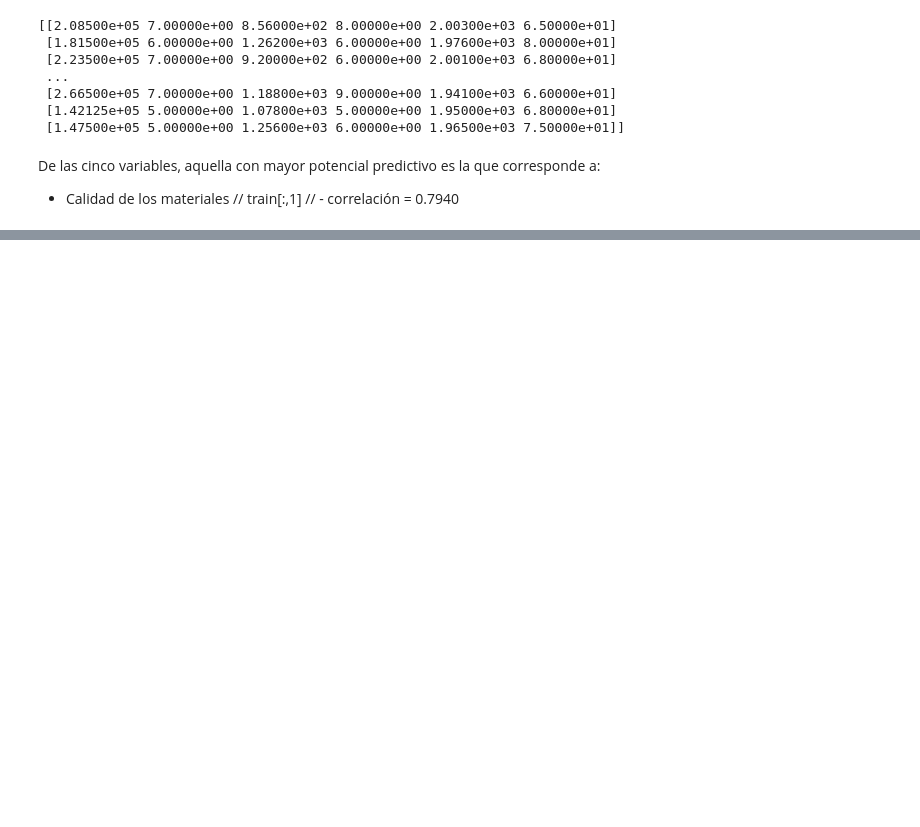
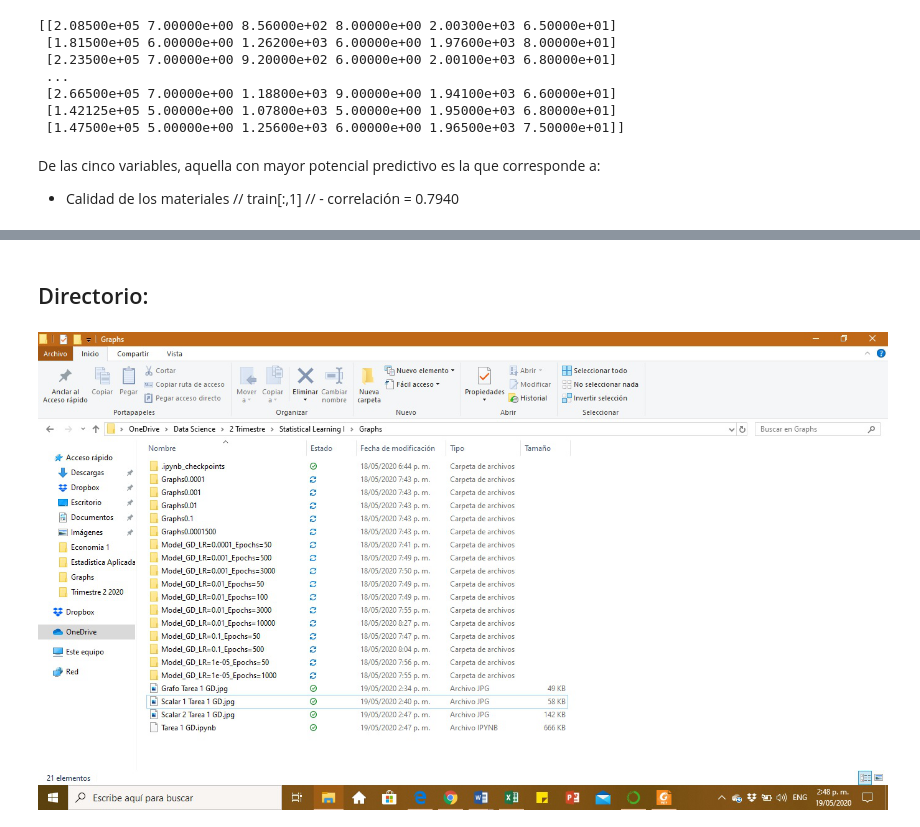
Before and after one commit to EldaCalderon/pythongalileo2020, a Jupyter notebook: Tarea 1 GD.ipynb, the cells around one changed output, grey strips where cells are left out. Cells and saved outputs as stored; diff of their text form; code cells hidden in the pictures; blank space fills up the shorter version.

```diff
--- a/Tarea 1 GD.ipynb
+++ b/Tarea 1 GD.ipynb
@@ -79,0 +175,6 @@ Actualización de los parámetros:
+# %% [markdown]
+## Directorio:
+# %%
+Image.open('Directorio.jpg','r')
+# %% [output]
+[figure, added]
```
Also changed, not shown: parts of 23 cells of this notebook.
